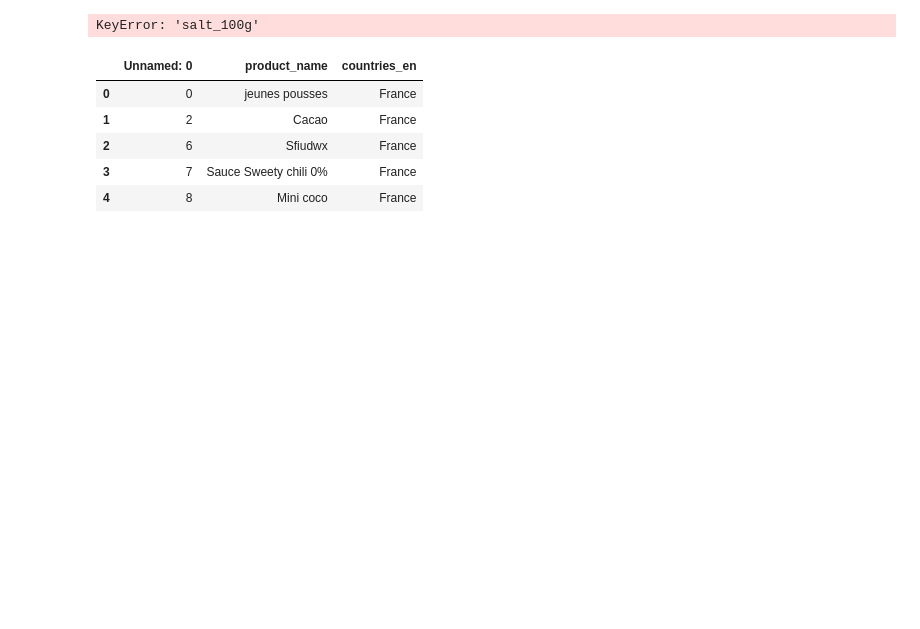
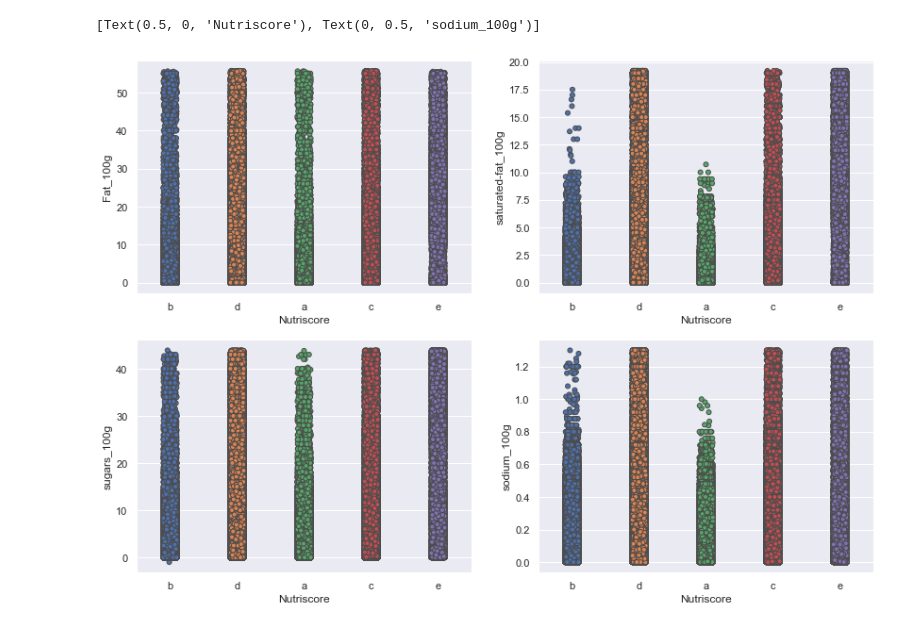
Before and after one commit to yonssJ/Data-Science-Course, a Jupyter notebook: PSanté_JOSE_Yonss/PSanté_02_notebookexploration.ipynb, the cells around one changed output. Cells and saved outputs as stored; diff of their text form; code cells hidden in the pictures; blank space fills up the shorter version.

```diff
--- a/PSanté_JOSE_Yonss/PSanté_02_notebookexploration.ipynb
+++ b/PSanté_JOSE_Yonss/PSanté_02_notebookexploration.ipynb
@@ -10,0 +37,20 @@ df =pd.read_csv('../../P3/DATA/Projet_habitudes_alimentaires.csv', sep='\t', enc
+# %%
+marche_FR = 0
+if marche_FR == 1:
+    df=pd.melt(frame=df_in,
+    id_vars   =["nutriscore_grade",'product_name','categories','countries_en'] ,
+    value_vars=["sugars_100g","saturated-fat_100g",'energy-kcal_100g','sodium_100g','carbohydrates_100g','proteins_100g','fat_100g'],
+    var_name  ="Food_composition",
+    value_name="Quantities")
+else:
+    df=pd.melt(frame=df_in,
+    id_vars   =["nutriscore_grade",'product_name','categories','countries_en','ecoscore_grade_fr','nova_group'] ,
+    value_vars=["sugars_100g","saturated-fat_100g",'energy-kcal_100g','sodium_100g','carbohydrates_100g','proteins_100g','fat_100g','ingredients_that_may_be_from_palm_oil_n',\
+           'ingredients_from_palm_oil_n'],
+    var_name  ="Food_composition",
+    value_name="Quantities")
+# %%
+if marche_FR == 1:
+    df1=df[df['countries_en']=="France"]
+else:
+    df1=df
@@ -11,15 +91,15 @@ df =pd.read_csv('../../P3/DATA/Projet_habitudes_alimentaires.csv', sep='\t', enc
 # %%
-# Groupee par nutriscore
-groupby = ['salt_100g']#nutriscore_grade']
-[grouped, df_grouped] = group_and_loc_group(df,groupby)
+fig, axs = plt.subplots (2, 2, figsize=(14, 10))
+g=sns.stripplot(x='nutriscore_grade', y='Quantities', data=df1[df1['Food_composition']=='fat_100g'], ax=axs[0,0],linewidth=1)
+g.set(xlabel = "Nutriscore", ylabel = "Fat_100g")
+#
+g=sns.stripplot(x='nutriscore_grade', y='Quantities', data=df1[df1['Food_composition']=='saturated-fat_100g'], ax=axs[0,1],linewidth=1)
+g.set(xlabel = "Nutriscore", ylabel = "saturated-fat_100g")
+#
+g=sns.stripplot(x='nutriscore_grade', y='Quantities', data=df1[df1['Food_composition']=='sugars_100g'], ax=axs[1,0],linewidth=1)
+g.set(xlabel = "Nutriscore", ylabel = "sugars_100g")
+g=sns.stripplot(x='nutriscore_grade', y='Quantities', data=df1[df1['Food_composition']=='sodium_100g'], ax=axs[1,1],linewidth=1)
+g.set(xlabel = "Nutriscore", ylabel = "sodium_100g")
 # %% [output]
-KeyError: 'salt_100g'
+[Text(0.5, 0, 'Nutriscore'), Text(0, 0.5, 'sodium_100g')]
+[figure, added]
-# %%
-df.head()
-# %% [output]
-|  | Unnamed: 0 | product_name | countries_en |
-| 0 | 0 | jeunes pousses | France |
-| 1 | 2 | Cacao | France |
-| 2 | 6 | Sfiudwx | France |
-| 3 | 7 | Sauce Sweety chili 0% | France |
-| 4 | 8 | Mini coco | France |
```
Also changed, not shown: parts of 20 cells of this notebook, 2 other files.
